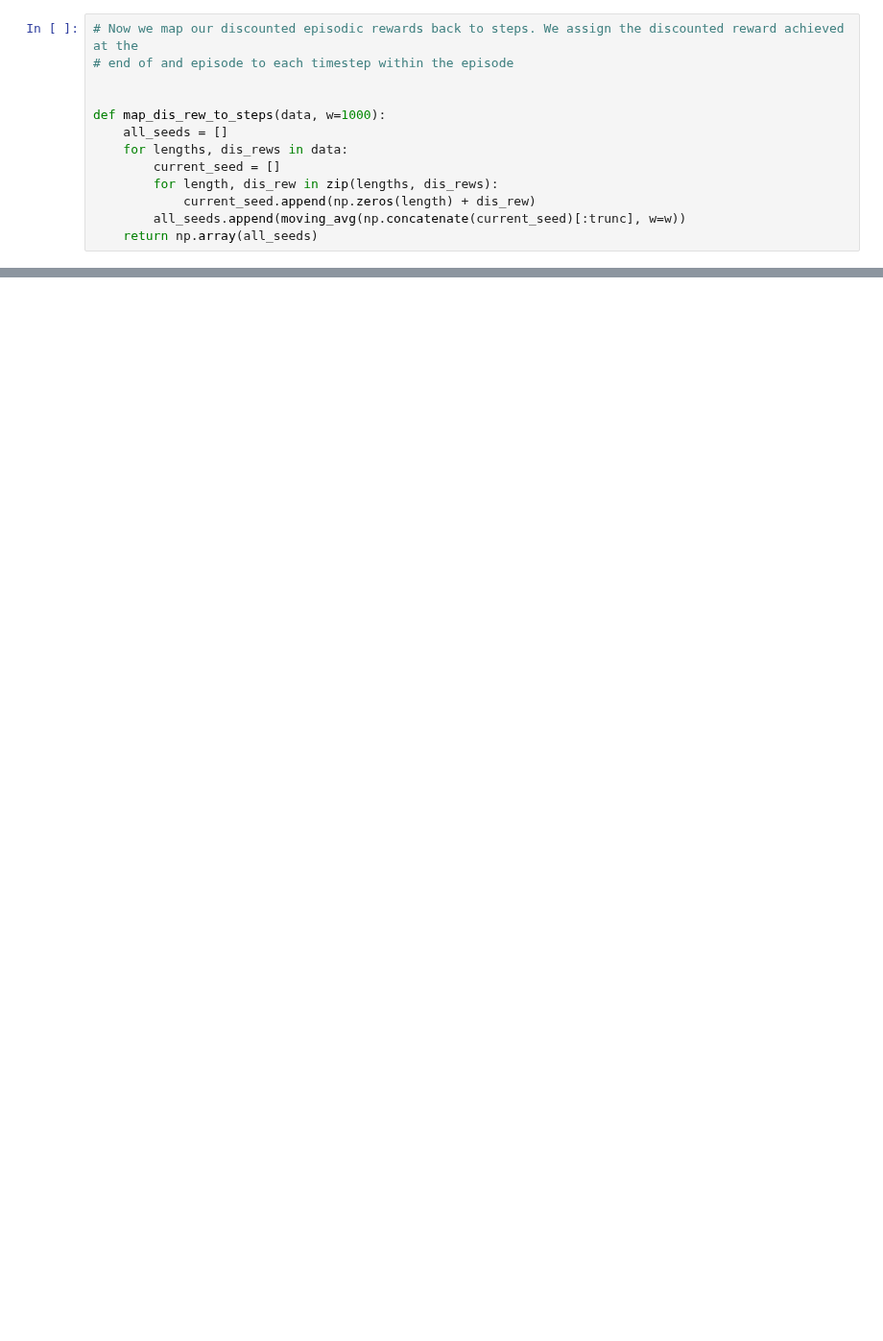
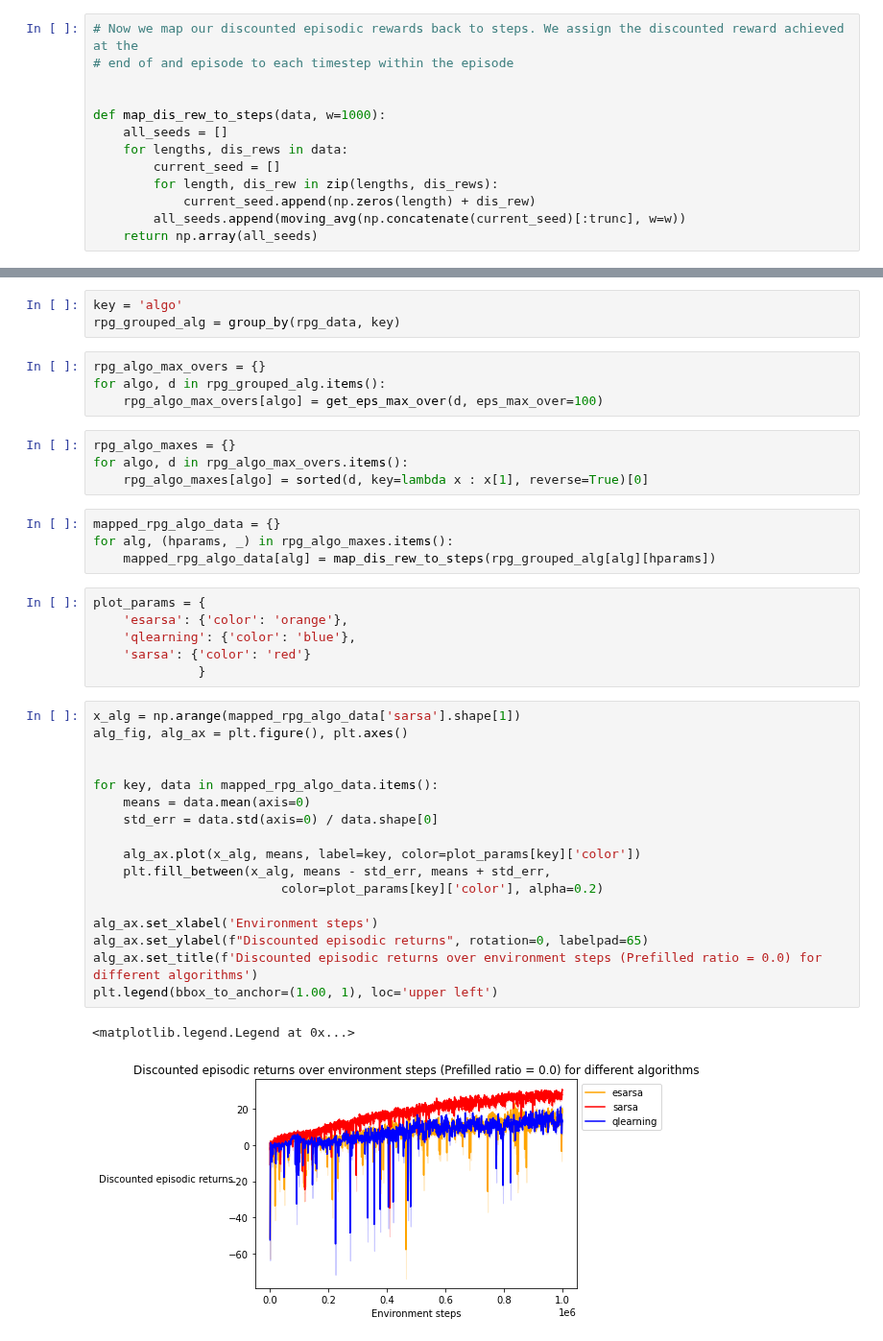
Before and after one commit to taodav/aux-inputs, a Jupyter notebook: analysis/plot_results_r.ipynb, the cells around one changed output, grey strips where cells are left out. Shown at 96% size. Drawn from its saved outputs; the diff is of its cells as text; blank space fills up the shorter version.

```diff
--- a/analysis/plot_results_r.ipynb
+++ b/analysis/plot_results_r.ipynb
@@ -171,0 +206,41 @@ plt.legend(bbox_to_anchor=(1.00, 1), loc='upper left')
+# %%
+key = 'algo'
+rpg_grouped_alg = group_by(rpg_data, key)
+# %%
+rpg_algo_max_overs = {}
+for algo, d in rpg_grouped_alg.items():
+    rpg_algo_max_overs[algo] = get_eps_max_over(d, eps_max_over=100)
+# %%
+rpg_algo_maxes = {}
+for algo, d in rpg_algo_max_overs.items():
+    rpg_algo_maxes[algo] = sorted(d, key=lambda x : x[1], reverse=True)[0]
+# %%
+mapped_rpg_algo_data = {}
+for alg, (hparams, _) in rpg_algo_maxes.items():
+    mapped_rpg_algo_data[alg] = map_dis_rew_to_steps(rpg_grouped_alg[alg][hparams])
+# %%
+plot_params = {
+    'esarsa': {'color': 'orange'},
+    'qlearning': {'color': 'blue'},
+    'sarsa': {'color': 'red'}
+              }
+# %%
+x_alg = np.arange(mapped_rpg_algo_data['sarsa'].shape[1])
+alg_fig, alg_ax = plt.figure(), plt.axes()
+
+
+for key, data in mapped_rpg_algo_data.items():
+    means = data.mean(axis=0)
+    std_err = data.std(axis=0) / data.shape[0]
+
+    alg_ax.plot(x_alg, means, label=key, color=plot_params[key]['color'])
+    plt.fill_between(x_alg, means - std_err, means + std_err,
+                         color=plot_params[key]['color'], alpha=0.2)
+
+alg_ax.set_xlabel('Environment steps')
+alg_ax.set_ylabel(f"Discounted episodic returns", rotation=0, labelpad=65)
+alg_ax.set_title(f'Discounted episodic returns over environment steps (Prefilled ratio = 0.0) for different algorithms')
+plt.legend(bbox_to_anchor=(1.00, 1), loc='upper left')
+# %% [output]
+<matplotlib.legend.Legend at 0x...>
+[figure, added]
```
Also changed, not shown: parts of 17 cells of this notebook, 29 other files.
